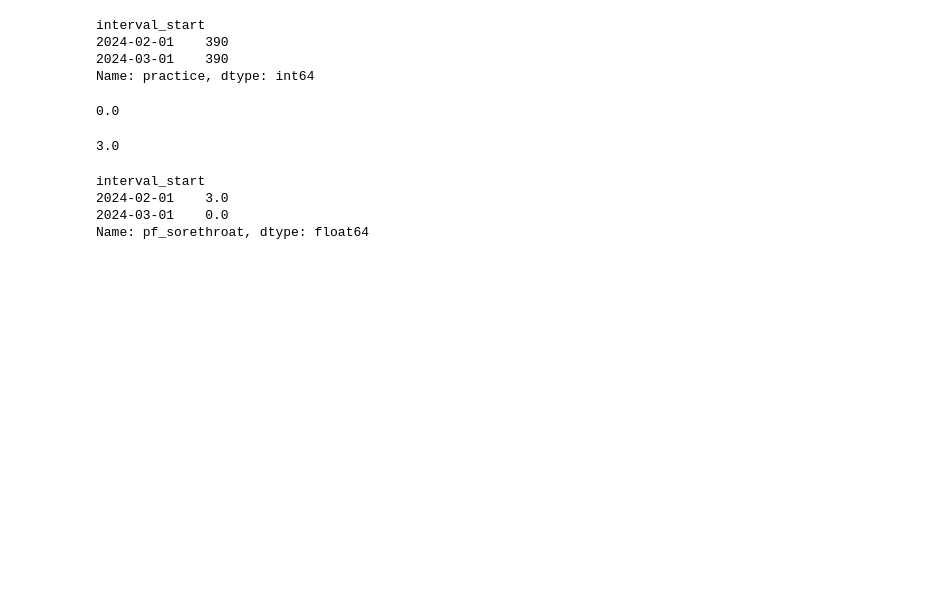
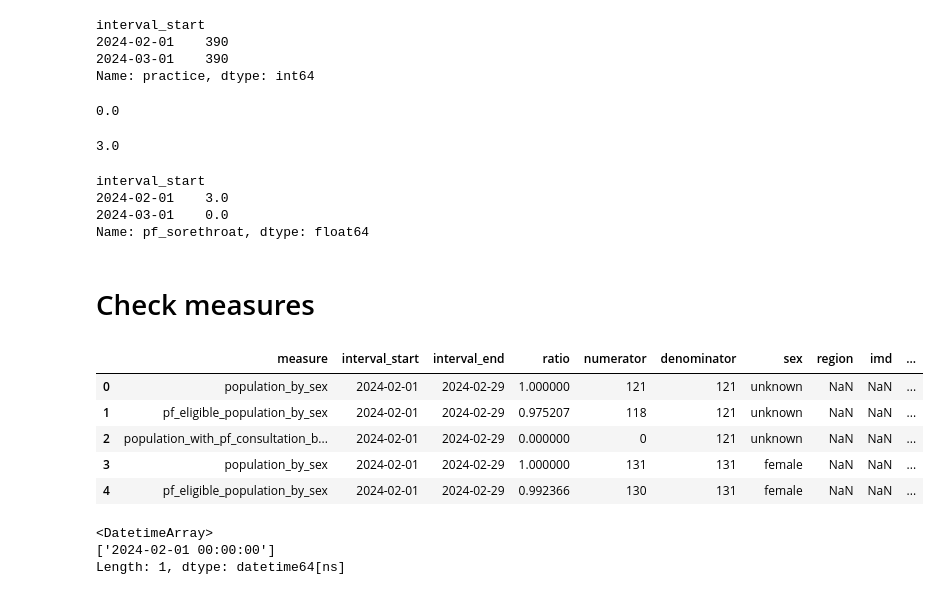
Before and after one commit to airadukunda/PF-WP2-P4-antimicrobial-prescribing, a Jupyter notebook: analysis/check_output.ipynb, the cells around one changed output. Saved outputs shown, nothing was run; the diff lists cells and outputs as text; code cells hidden in the pictures; blank space fills up the shorter version.

```diff
--- a/analysis/check_output.ipynb
+++ b/analysis/check_output.ipynb
@@ -267,3 +267,24 @@ interval_start
 2024-02-01    3.0
 2024-03-01    0.0
 Name: pf_sorethroat, dtype: float64
+# %% [markdown]
+# Check measures
+# %%
+import pandas as pd
+
+df = pd.read_csv("../output/patient_measures.csv")
+df.head()
+# %% [output]
+|  | measure | interval_start | interval_end | ratio | numerator | denominator | sex | region | imd | ... |
+| 0 | population_by_sex | 2024-02-01 | 2024-02-29 | 1.000000 | 121 | 121 | unknown | NaN | NaN | ... |
+| 1 | pf_eligible_population_by_sex | 2024-02-01 | 2024-02-29 | 0.975207 | 118 | 121 | unknown | NaN | NaN | ... |
+| 2 | population_with_pf_consultation_b... | 2024-02-01 | 2024-02-29 | 0.000000 | 0 | 121 | unknown | NaN | NaN | ... |
+| 3 | population_by_sex | 2024-02-01 | 2024-02-29 | 1.000000 | 131 | 131 | female | NaN | NaN | ... |
+| 4 | pf_eligible_population_by_sex | 2024-02-01 | 2024-02-29 | 0.992366 | 130 | 131 | female | NaN | NaN | ... |
+# %%
+df['interval_start'] = pd.to_datetime(df['interval_start'])
+df['interval_start'].unique()
+# %% [output]
+<DatetimeArray>
+['2024-02-01 00:00:00']
+Length: 1, dtype: datetime64[ns]
```
Also changed, not shown: parts of 4 cells of this notebook, 5 other files.
